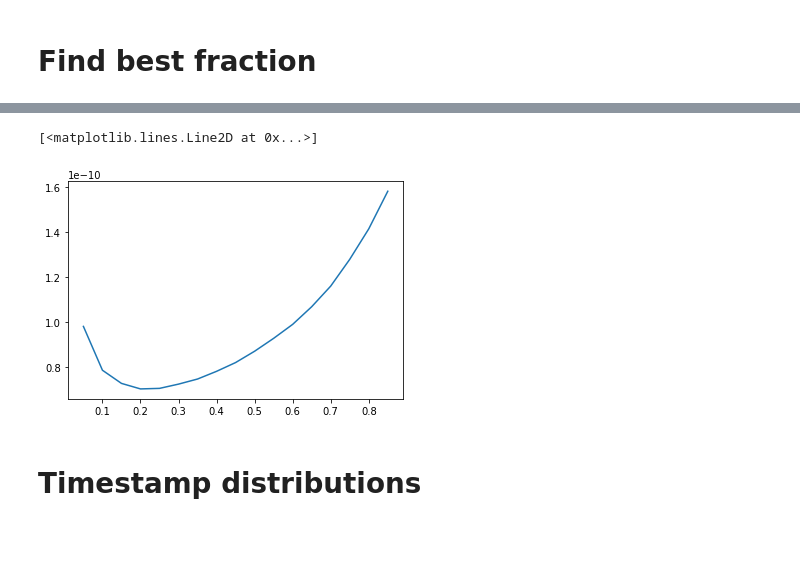
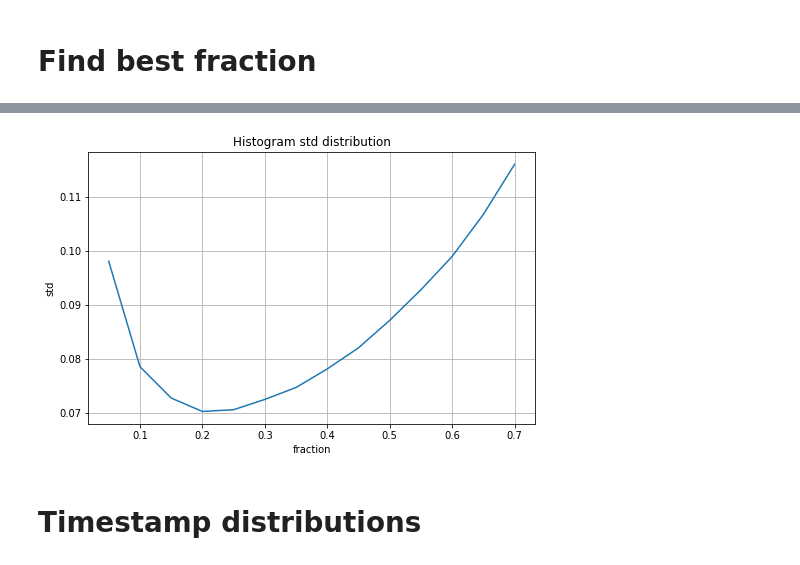
Before and after one commit to MatiXOfficial/pps-diamond-time-measurement, a Jupyter notebook: notebooks/cfd_tests.ipynb, the cells around one changed output, grey strips where cells are left out. Drawn from its saved outputs; the diff is of its cells as text; code cells hidden in the pictures; blank space fills up the shorter version.

```diff
--- a/notebooks/cfd_tests.ipynb
+++ b/notebooks/cfd_tests.ipynb
@@ -21,0 +19,4 @@ BEST_CHANNEL = 17
+# %%
+TIME_STEP = 1.5625e-10 * 1e9 # ns
+
+BEST_CHANNEL = 17
@@ -92,4 +107,4 @@ for i, i_event in enumerate(selected_events):
 # %% [markdown]
 # Timestamp difference
 # %%
-events['sample_t0'][3243][1] - events['sample_t0'][3243][0]
+N = len(events['sample_t0'])
@@ -160,16 +177,23 @@ Gauss: 2.3290e-11 +- 7.8574e-11 (Data: 2.1663e-11 +- 8.3964e-11)
 # Find best fraction
 # %%
 cfd = CFD()
-std=[]
-x_range = np.arange(0.05,0.9,0.05)
+stds = []
+x_range = np.arange(0.05, 0.71, 0.05)
+
+plt.figure(figsize=(10, 5))
 
 for i in x_range:
-    cfd.fraction=i
-    results = test_cfd_diff(cfd,show = False)
-    std.append(results[3])
-    plt.close()
+    cfd.fraction = i
+    _, std = test_cfd_diff(cfd, show=False, hist_alpha=0.8, hist_label=f'{i:0.2f}', plot_gauss=False)
+    print(f'fraction={i:0.2f}, std={std:0.4f}')
+    stds.append(std)
+    # plt.close()
 
-std = np.array(std)
-best_idx = np.argmin(std)
-print(x_range[best_idx], std[best_idx])
+plt.title('Diff histograms for multiple fractions')
+plt.legend()
+plt.show()
+stds = np.array(stds)
+best_idx = np.argmin(stds)
+print('===============================')
+print(f'Best: fraction={x_range[best_idx]:0.2f}, std={stds[best_idx]:0.4f}')
 # %% [output]
@@ -177,8 +217,16 @@ print(x_range[best_idx], std[best_idx])
 # %%
-plt.plot(x_range, std)
+plt.figure(figsize=(8, 5))
+
+plt.plot(x_range, stds)
+
+plt.title('Histogram std distribution')
+plt.xlabel('fraction')
+plt.ylabel('std')
+plt.grid()
+
+plt.show()
 # %% [output]
-[<matplotlib.lines.Line2D at 0x...>]
-[figure, old version]
+[figure, new version]
 # %% [markdown]
 # Timestamp distributions
 # %%
```
Also changed, not shown: parts of 14 cells of this notebook, 2 other files.
